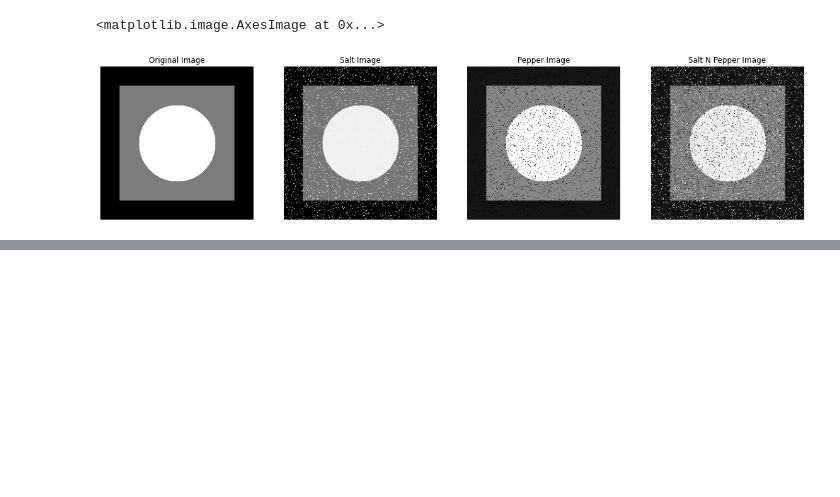
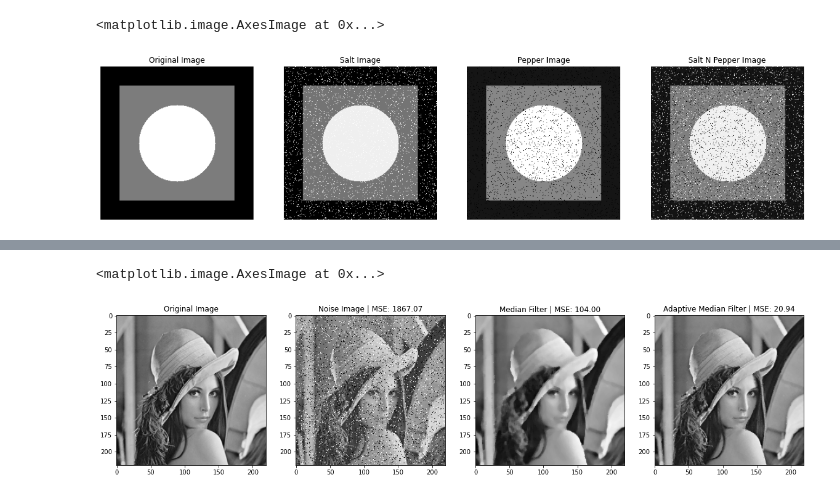
Before and after one commit to CarlosPena00/Digital-Image-Processing-Hands-On, a Jupyter notebook: notebooks/chapter05.ipynb, the cells around one changed output, grey strips where cells are left out. Saved outputs shown, nothing was run; the diff lists cells and outputs as text; code cells hidden in the pictures; blank space fills up the shorter version.

```diff
--- a/notebooks/chapter05.ipynb
+++ b/notebooks/chapter05.ipynb
@@ -128,0 +199,21 @@ def get_neighborhood(src, x, y, M):
+# %%
+P              = 0.1
+M_MAX          = 2
+
+src            = cv2.imread(r'../data/Lenna.png', 0)
+src_noise      = get_salt_pepper_noise(src, P)
+dst_adpt       = adaptive_median_filter(src_noise, M_MAX)
+dst_median     = cv2.medianBlur(src_noise, ksize=(M_MAX * 2) + 1)
+
+mse_noise      = ((src.astype(np.int) - src_noise) ** 2).mean()
+mse_adpt       = ((src.astype(np.int) - dst_adpt) ** 2).mean()
+mse_median     = ((src.astype(np.int) - dst_median) ** 2).mean()
+
+plt.figure(figsize=(20, 10))
+plt.subplot(141);plt.title("Original Image");plt.imshow(src, cmap='gray')
+plt.subplot(142);plt.title(f"Noise Image | MSE: {mse_noise:0.2f}");plt.imshow(src_noise, cmap='gray')
+plt.subplot(143);plt.title(f"Median Filter | MSE: {mse_median:0.2f}");plt.imshow(dst_median, cmap='gray')
+plt.subplot(144);plt.title(f"Adaptive Median Filter | MSE: {mse_adpt:0.2f}");plt.imshow(dst_adpt, cmap='gray')
+# %% [output]
+<matplotlib.image.AxesImage at 0x...>
+[figure, added]
```
Also changed, not shown: parts of 8 cells of this notebook.
